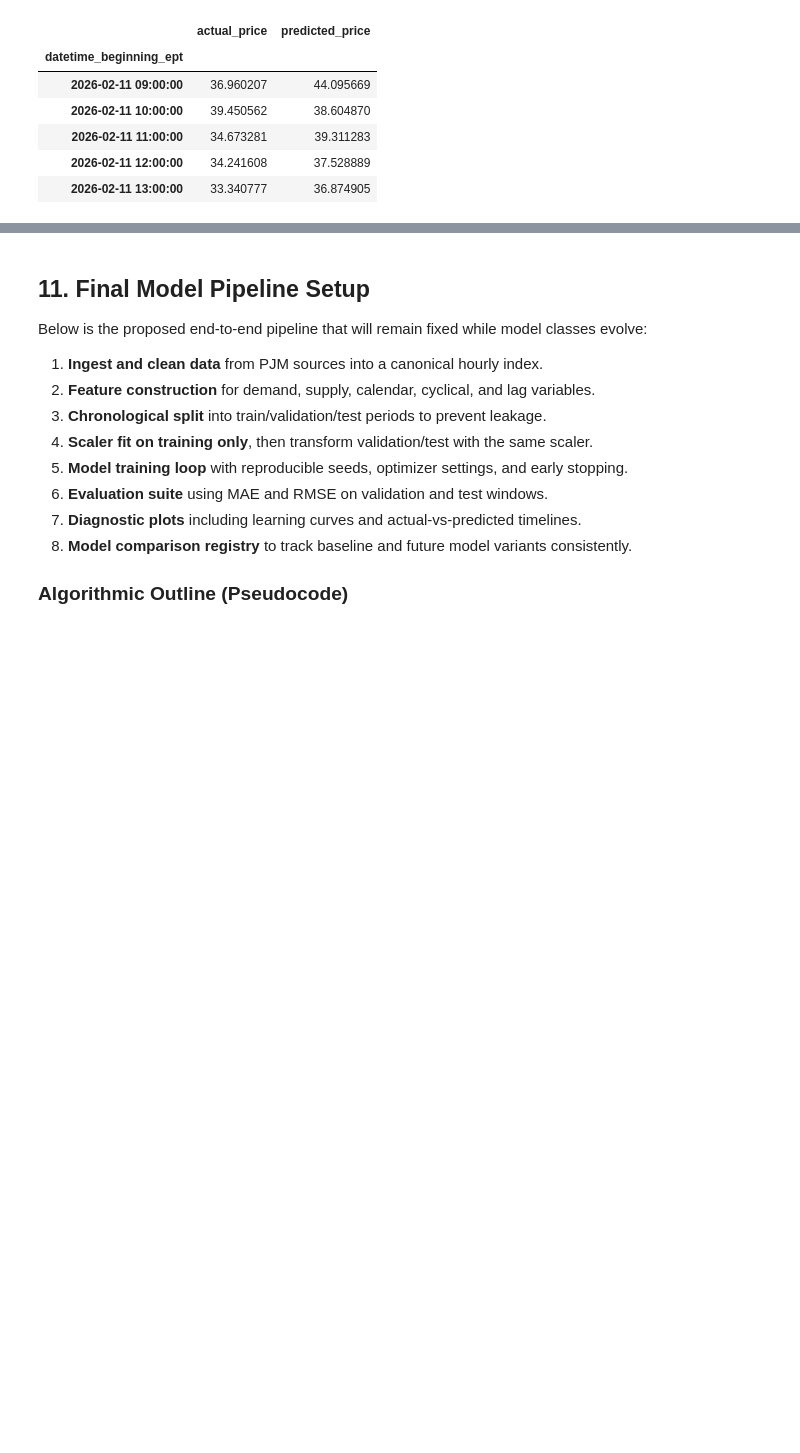
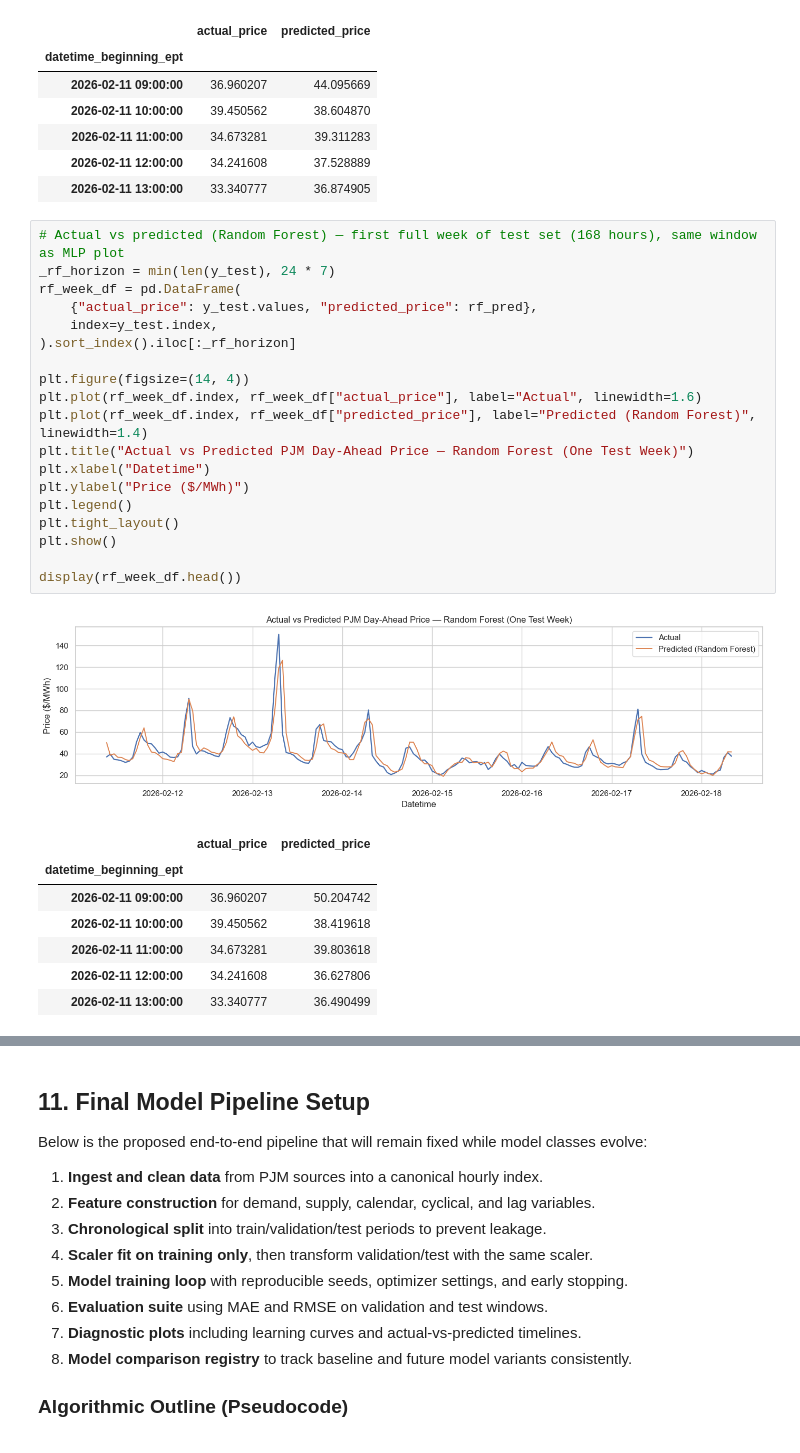
Before and after one commit to anthony240624/CS109B-Final-Project, a Jupyter notebook: 02_baseline_modeling.ipynb, the cells around one changed output, grey strips where cells are left out. Cells and saved outputs as stored; diff of their text form; blank space fills up the shorter version.

```diff
--- a/02_baseline_modeling.ipynb
+++ b/02_baseline_modeling.ipynb
@@ -942,4 +977,32 @@ display(week_df.head())
 | 2026-02-11 11:00:00 | 34.673281 | 39.311283 |
 | 2026-02-11 12:00:00 | 34.241608 | 37.528889 |
 | 2026-02-11 13:00:00 | 33.340777 | 36.874905 |
+# %%
+# Actual vs predicted (Random Forest) — first full week of test set (168 hours), same window as MLP plot
+_rf_horizon = min(len(y_test), 24 * 7)
+rf_week_df = pd.DataFrame(
+    {"actual_price": y_test.values, "predicted_price": rf_pred},
+    index=y_test.index,
+).sort_index().iloc[:_rf_horizon]
+
+plt.figure(figsize=(14, 4))
+plt.plot(rf_week_df.index, rf_week_df["actual_price"], label="Actual", linewidth=1.6)
+plt.plot(rf_week_df.index, rf_week_df["predicted_price"], label="Predicted (Random Forest)", linewidth=1.4)
+plt.title("Actual vs Predicted PJM Day-Ahead Price — Random Forest (One Test Week)")
+plt.xlabel("Datetime")
+plt.ylabel("Price ($/MWh)")
+plt.legend()
+plt.tight_layout()
+plt.show()
+
+display(rf_week_df.head())
+# %% [output]
+[figure, added]
+|  | actual_price | predicted_price |
+| datetime_beginning_ept |  |  |
+| 2026-02-11 09:00:00 | 36.960207 | 50.204742 |
+| 2026-02-11 10:00:00 | 39.450562 | 38.419618 |
+| 2026-02-11 11:00:00 | 34.673281 | 39.803618 |
+| 2026-02-11 12:00:00 | 34.241608 | 36.627806 |
+| 2026-02-11 13:00:00 | 33.340777 | 36.490499 |
 # %% [markdown]
```
Also changed, not shown: parts of 7 cells of this notebook, 1 other file.
